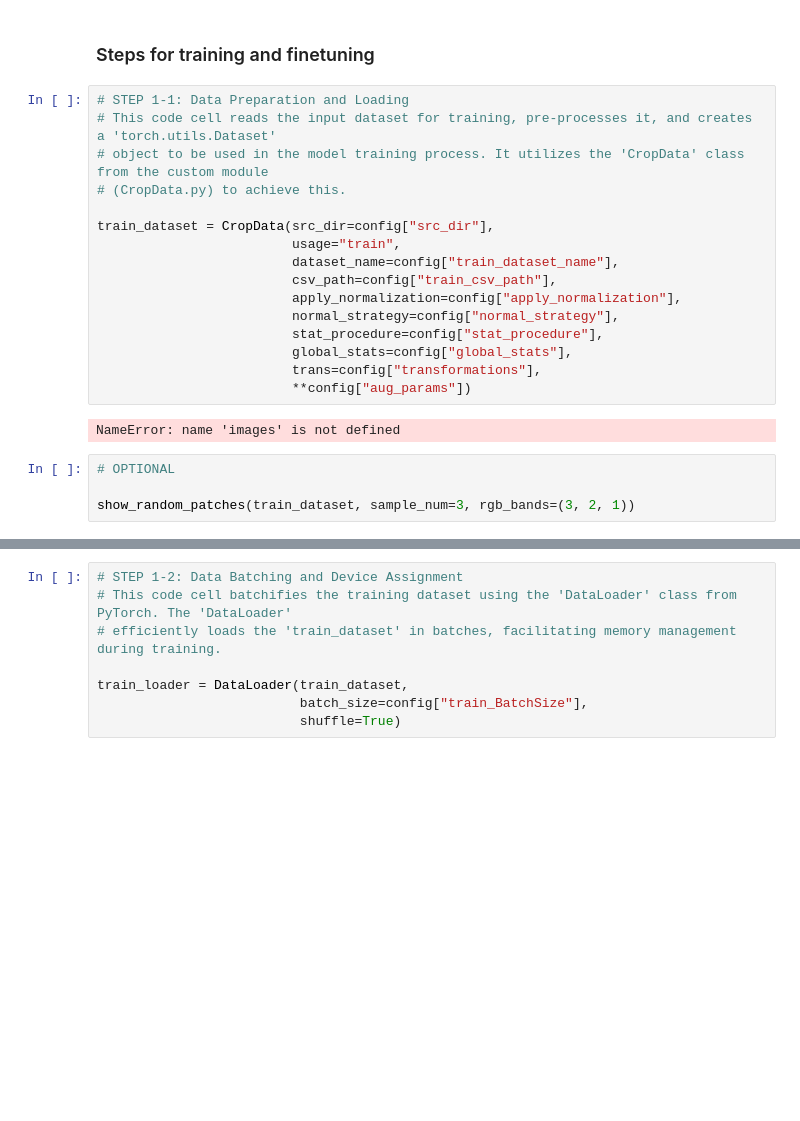
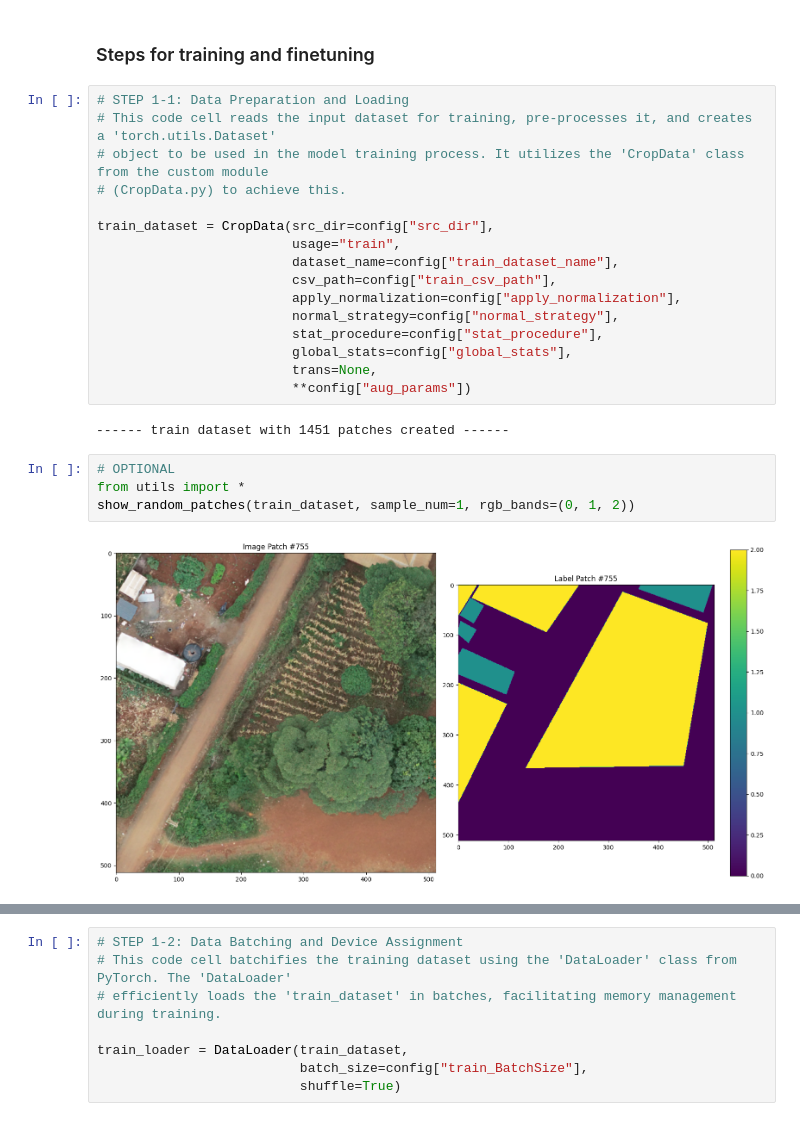
Before and after one commit to ClarkCGA/kenya-multitemporal-crop-segmentation-baseline, a Jupyter notebook: notebooks/main.ipynb, the cells around one changed output, grey strips where cells are left out. Drawn from its saved outputs; the diff is of its cells as text; blank space fills up the shorter version.

Commit message:
changes to data loading for drone imagery

```diff
--- a/notebooks/main.ipynb
+++ b/notebooks/main.ipynb
@@ -97,14 +101,16 @@ train_dataset = CropData(src_dir=config["src_dir"],
                          normal_strategy=config["normal_strategy"],
                          stat_procedure=config["stat_procedure"],
                          global_stats=config["global_stats"],
-                         trans=config["transformations"],
+                         trans=None,
                          **config["aug_params"])
 # %% [output]
-NameError: name 'images' is not defined
+------ train dataset with 1451 patches created ------
 # %%
 # OPTIONAL
-
-show_random_patches(train_dataset, sample_num=3, rgb_bands=(3, 2, 1))
+from utils import *
+show_random_patches(train_dataset, sample_num=1, rgb_bands=(0, 1, 2))
+# %% [output]
+[figure, added]
 # %%
 # OPTIONAL
 # Check the distribution of categories in a dataset
```
Also changed, not shown: parts of 9 cells of this notebook, 5 other files.
